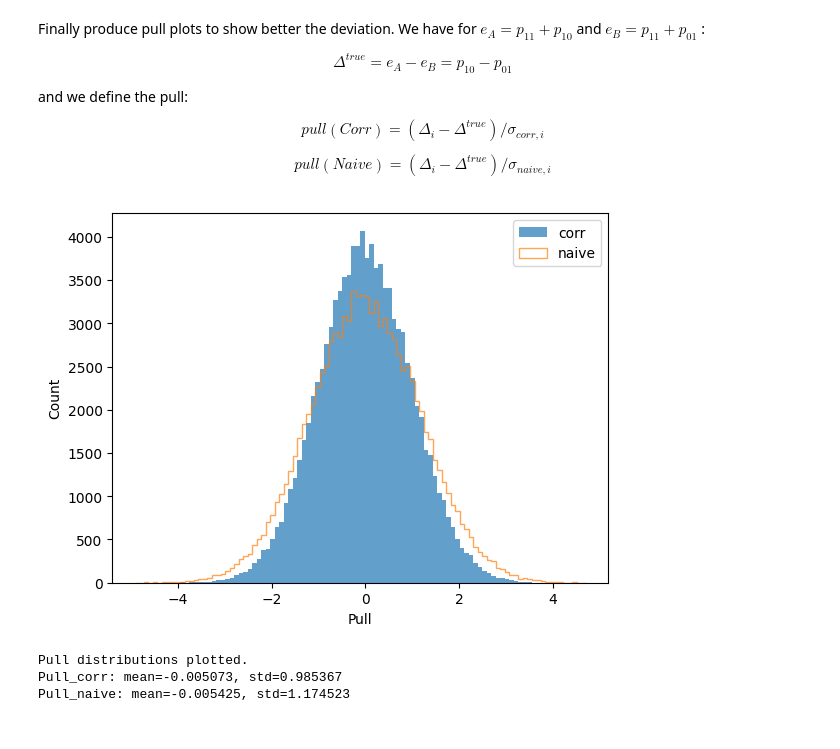
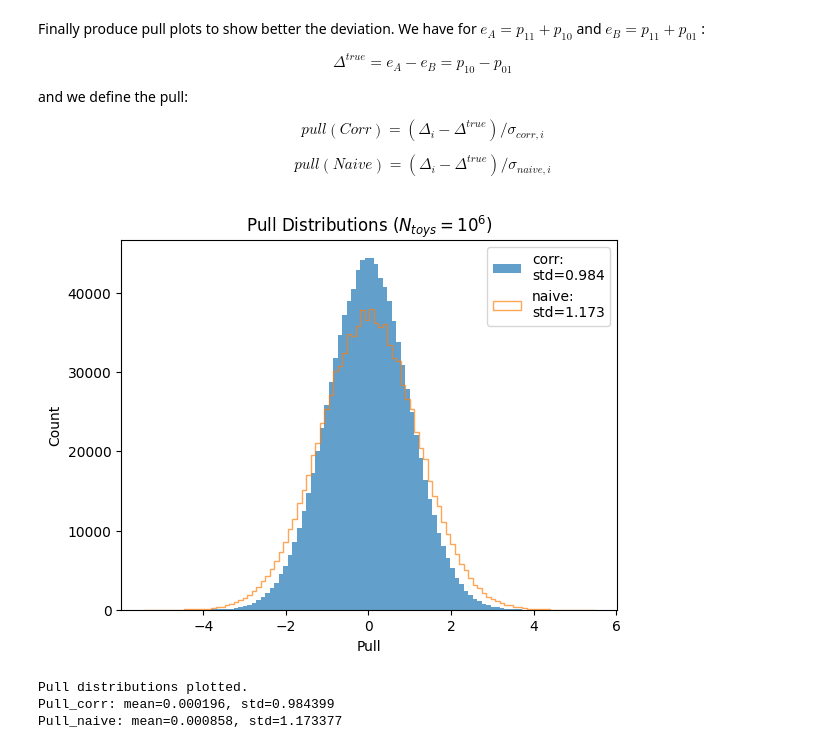
Before and after one commit to christosvergis-uleg/CorrelatedEfficiencies, a Jupyter notebook: start.ipynb, the cells around one changed output. Saved outputs shown, nothing was run; the diff lists cells and outputs as text; code cells hidden in the pictures.

```diff
--- a/start.ipynb
+++ b/start.ipynb
@@ -77,7 +77,7 @@ $$\sigma_{{Correct}}^2 = \dfrac{n_{10}+n_{01}}{N_{{events}}^2}$$
 And we will compare.
 # %%
 Nevents = 100000
-Ntoys = 100000
+Ntoys = 1000000
 
 deltas        = np.empty(Ntoys)
 sigma_corrs   = np.empty(Ntoys)
@@ -165,27 +165,28 @@ $$
 # %%
 pull_corr  = (deltas - (probabilities[1] - probabilities[2])) / sigma_corrs
 pull_naive = (deltas - (probabilities[1] - probabilities[2])) / sigma_naives
 
 min_val = min(np.min(pull_corr), np.min(pull_naive))
 max_val = max(np.max(pull_corr), np.max(pull_naive))
 # create 100 bins (101 edges) shared between both histograms
 bins = np.linspace(min_val, max_val, 101)
 
-plt.hist(pull_corr, bins=bins, label='corr', histtype='stepfilled', alpha=0.7)
-plt.hist(pull_naive, bins=bins, label='naive', histtype='step', alpha=0.7)
+plt.hist(pull_corr, bins=bins, label=f'corr:\nstd={np.std(pull_corr):.3f}', histtype='stepfilled', alpha=0.7)
+plt.hist(pull_naive, bins=bins, label=f'naive:\nstd={np.std(pull_naive):.3f}', histtype='step', alpha=0.7)
 plt.xlabel('Pull')
 plt.ylabel('Count')
+plt.title(rf'Pull Distributions ($N_{{toys}}=10^{np.log10(Ntoys):.0f}$)')
 plt.legend()
 plt.show()
 
 print("Pull distributions plotted.")
 print(f"Pull_corr: mean={np.mean(pull_corr):.6f}, std={np.std(pull_corr):.6f}")
 print(f"Pull_naive: mean={np.mean(pull_naive):.6f}, std={np.std(pull_naive):.6f}")
 # %% [output]
-[figure, old version]
+[figure, new version]
 Pull distributions plotted.
-Pull_corr: mean=-0.005073, std=0.985367
-Pull_naive: mean=-0.005425, std=1.174523
+Pull_corr: mean=0.000196, std=0.984399
+Pull_naive: mean=0.000858, std=1.173377
 # %%
 
 Nevents = 100000
```
Also changed, not shown: parts of 1 cell of this notebook.
